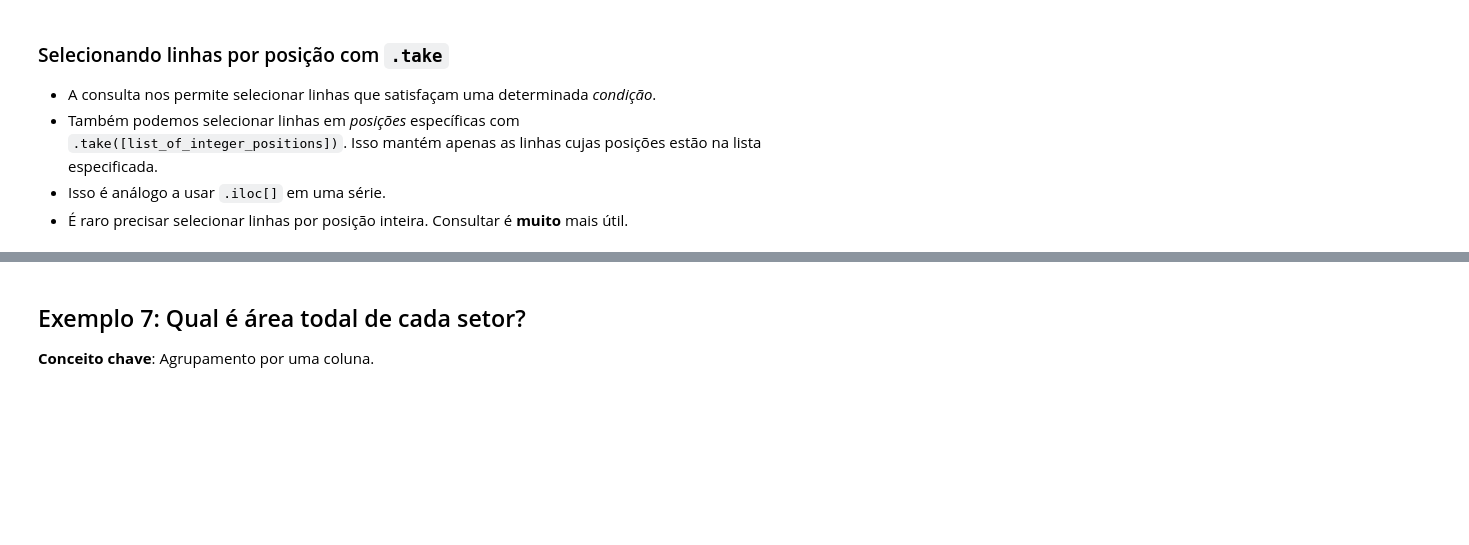
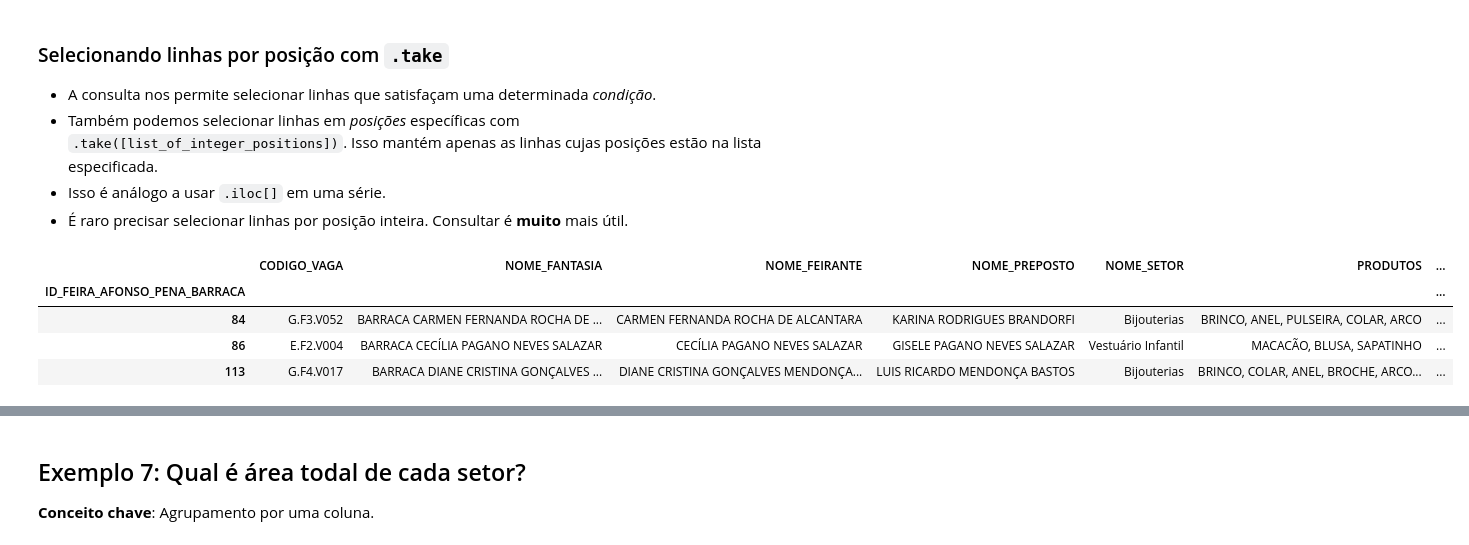
Before and after one commit to raphhax/FundamentosCienciaDados, a Jupyter notebook: Teorias/groupBy/groupBy.ipynb, the cells around one changed output, grey strips where cells are left out. Drawn from its saved outputs; the diff is of its cells as text; code cells hidden in the pictures; blank space fills up the shorter version.

```diff
--- a/Teorias/groupBy/groupBy.ipynb
+++ b/Teorias/groupBy/groupBy.ipynb
@@ -261,4 +377,13 @@ Ellipsis
 - Também podemos selecionar linhas em _posições_ específicas com `.take([list_of_integer_positions])`. Isso mantém apenas as linhas cujas posições estão na lista especificada.
 - Isso é análogo a usar `.iloc[]` em uma série.
 - É raro precisar selecionar linhas por posição inteira. Consultar é **muito** mais útil.
+# %%
+posicoesDesejadas = [1,3,25]
+df.take(posicoesDesejadas)
+# %% [output]
+|  | CODIGO_VAGA | NOME_FANTASIA | NOME_FEIRANTE | NOME_PREPOSTO | NOME_SETOR | PRODUTOS | ... |
+| ID_FEIRA_AFONSO_PENA_BARRACA |  |  |  |  |  |  | ... |
+| 84 | G.F3.V052 | BARRACA CARMEN FERNANDA ROCHA DE ... | CARMEN FERNANDA ROCHA DE ALCANTARA | KARINA RODRIGUES BRANDORFI | Bijouterias | BRINCO, ANEL, PULSEIRA, COLAR, ARCO | ... |
+| 86 | E.F2.V004 | BARRACA CECÍLIA PAGANO NEVES SALAZAR | CECÍLIA PAGANO NEVES SALAZAR | GISELE PAGANO NEVES SALAZAR | Vestuário Infantil | MACACÃO, BLUSA, SAPATINHO | ... |
+| 113 | G.F4.V017 | BARRACA DIANE CRISTINA GONÇALVES ... | DIANE CRISTINA GONÇALVES MENDONÇA... | LUIS RICARDO MENDONÇA BASTOS | Bijouterias | BRINCO, COLAR, ANEL, BROCHE, ARCO... | ... |
 # %%
```
Also changed, not shown: parts of 19 cells of this notebook, 1 other file.
